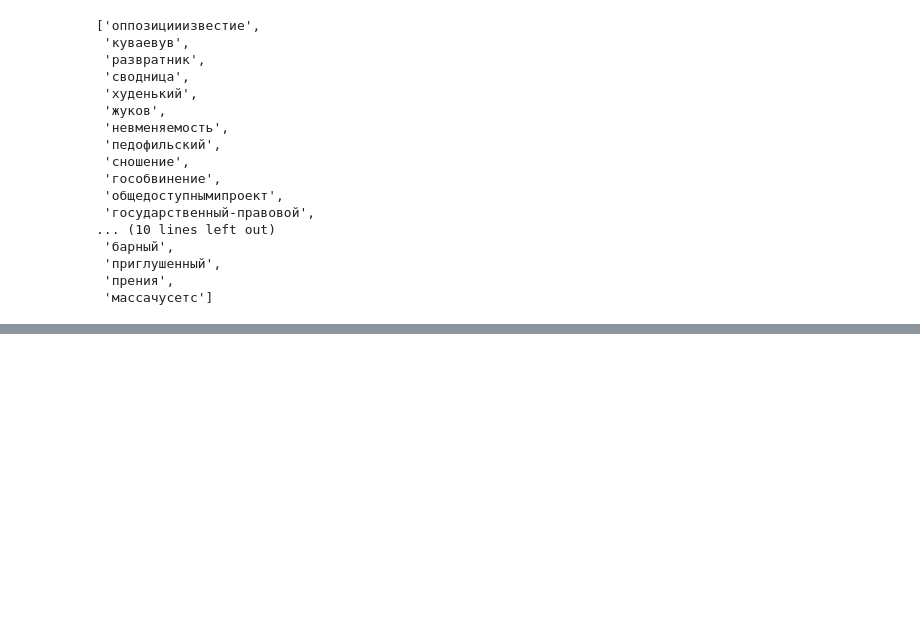
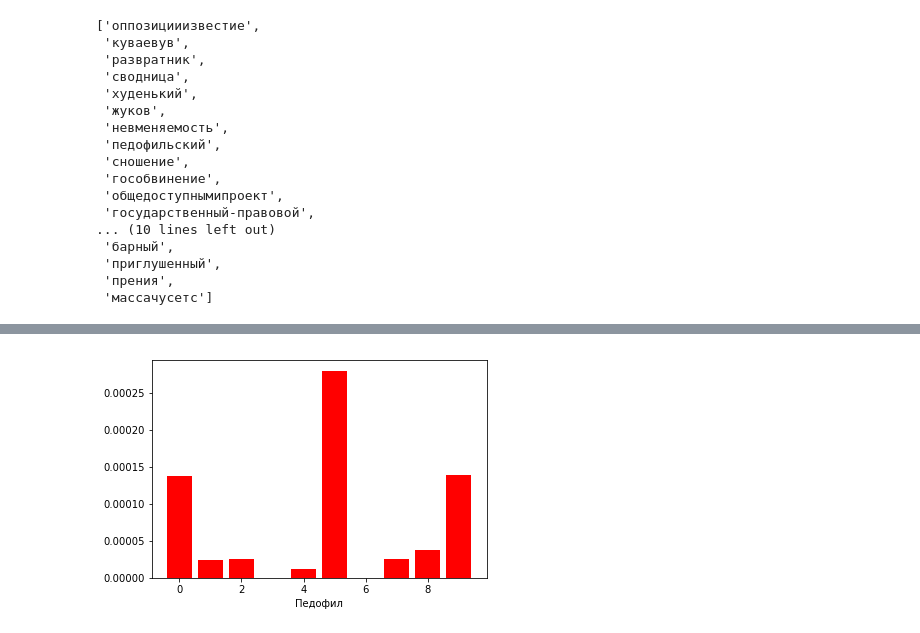
Before and after one commit to dkbrz/AOT_HW, a Jupyter notebook: HW_1/HW_1.ipynb, the cells around one changed output, grey strips where cells are left out. Saved outputs shown, nothing was run; the diff lists cells and outputs as text; code cells hidden in the pictures; blank space fills up the shorter version.

```diff
--- a/HW_1/HW_1.ipynb
+++ b/HW_1/HW_1.ipynb
@@ -278,0 +557,7 @@ new_texts
+# %%
+x = np.arange(10)
+plt.bar(x, df['педофил'], color = 'red' )
+plt.xlabel('Педофил')
+plt.show()
+# %% [output]
+[figure, added]
```
Also changed, not shown: parts of 64 cells of this notebook, 3 other files.
